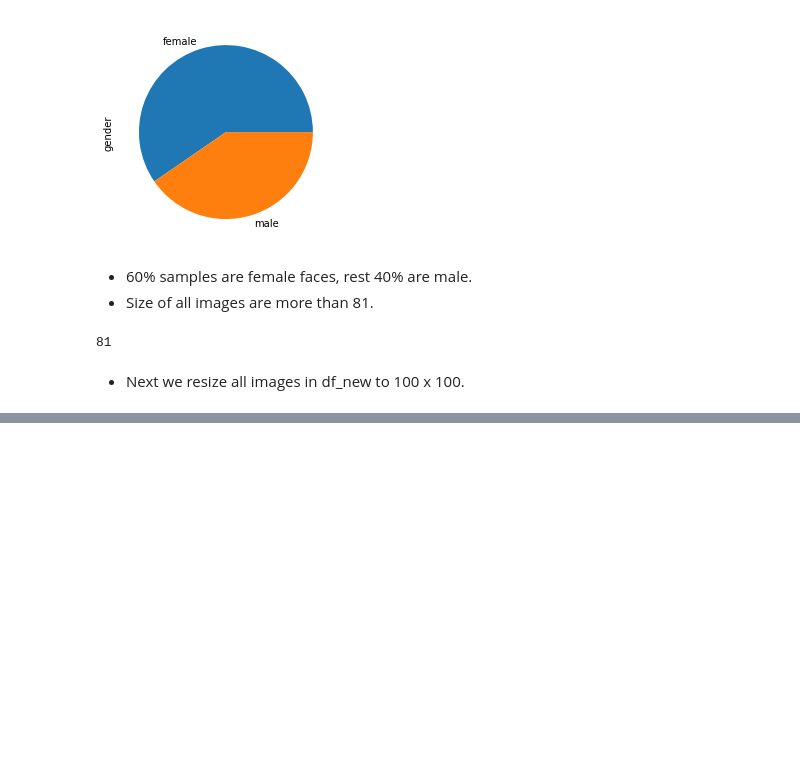
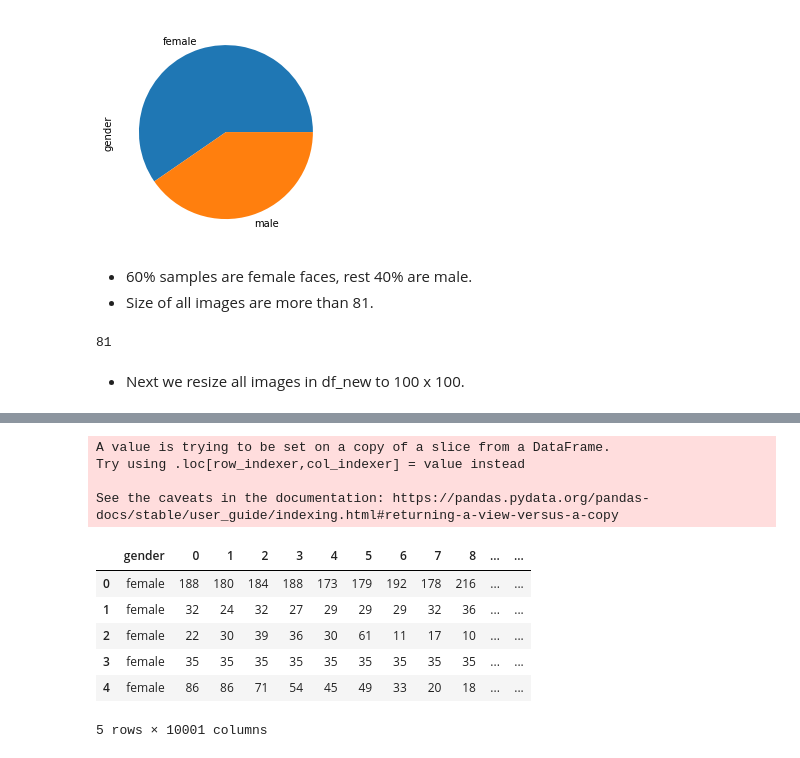
Before and after one commit to AnmolTomer/face_recognition_API, a Jupyter notebook: 03_01_crop_faces.ipynb, the cells around one changed output, grey strips where cells are left out. Saved outputs shown, nothing was run; the diff lists cells and outputs as text; code cells hidden in the pictures; blank space fills up the shorter version.

```diff
--- a/03_01_crop_faces.ipynb
+++ b/03_01_crop_faces.ipynb
@@ -291,0 +325,8 @@ df_new['size'].min()
+# %%
+# structuring function
+df_new['structure_data'] = df_new['path'].apply(resize_img)
+# %% [output]
+A value is trying to be set on a copy of a slice from a DataFrame.
+Try using .loc[row_indexer,col_indexer] = value instead
+
+See the caveats in the documentation: https://pandas.pydata.org/pandas-docs/stable/user_guide/indexing.html#returning-a-view-versus-a-copy
@@ -291,0 +338,10 @@ df_new['size'].min()
+# %%
+df2.head()
+# %% [output]
+|  | gender | 0 | 1 | 2 | 3 | 4 | 5 | 6 | 7 | 8 | ... | ... |
+| 0 | female | 188 | 180 | 184 | 188 | 173 | 179 | 192 | 178 | 216 | ... | ... |
+| 1 | female | 32 | 24 | 32 | 27 | 29 | 29 | 29 | 32 | 36 | ... | ... |
+| 2 | female | 22 | 30 | 39 | 36 | 30 | 61 | 11 | 17 | 10 | ... | ... |
+| 3 | female | 35 | 35 | 35 | 35 | 35 | 35 | 35 | 35 | 35 | ... | ... |
+| 4 | female | 86 | 86 | 71 | 54 | 45 | 49 | 33 | 20 | 18 | ... | ... |
+5 rows × 10001 columns
```
Also changed, not shown: parts of 9 cells of this notebook, 4 other files.
